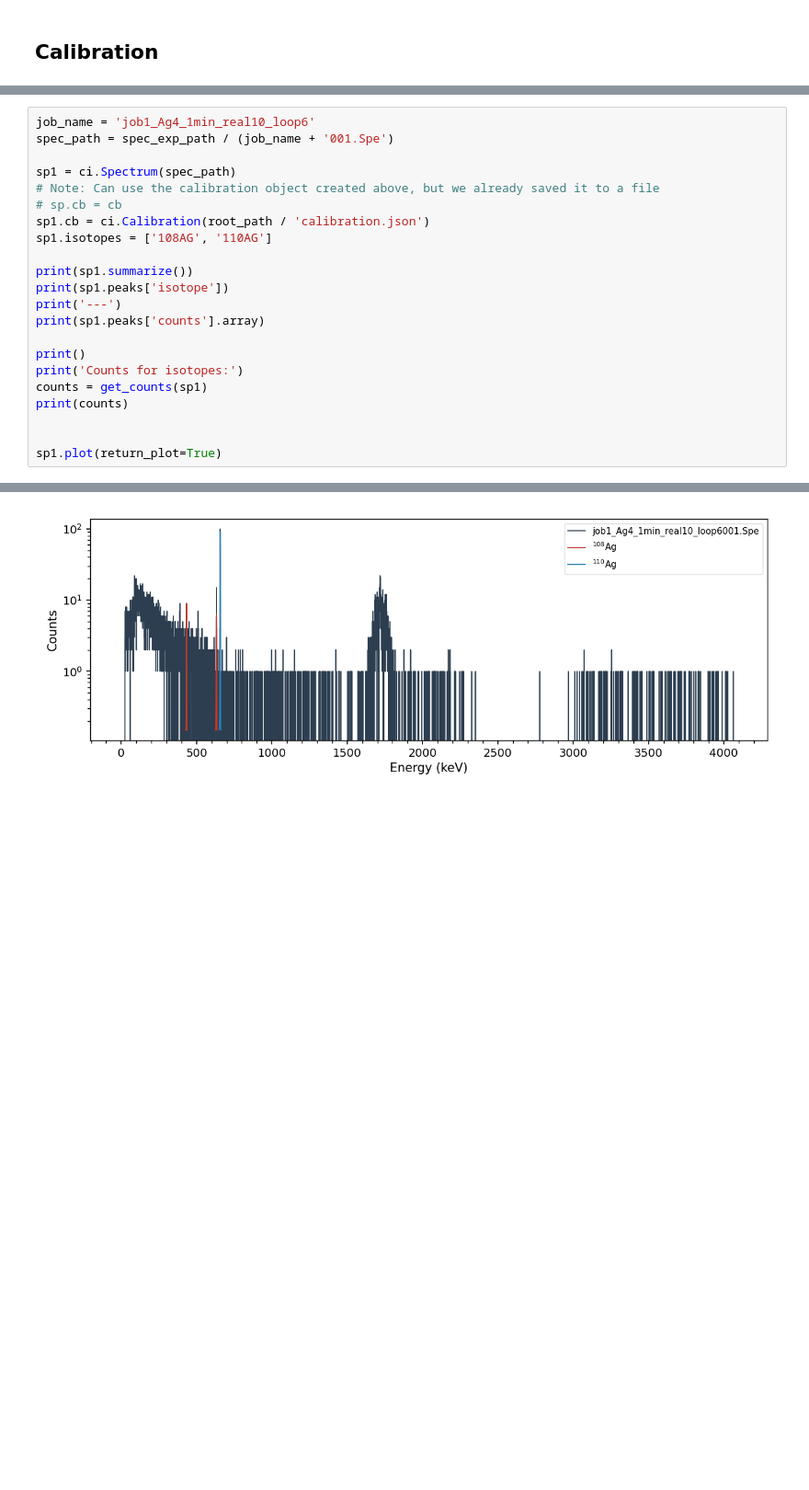
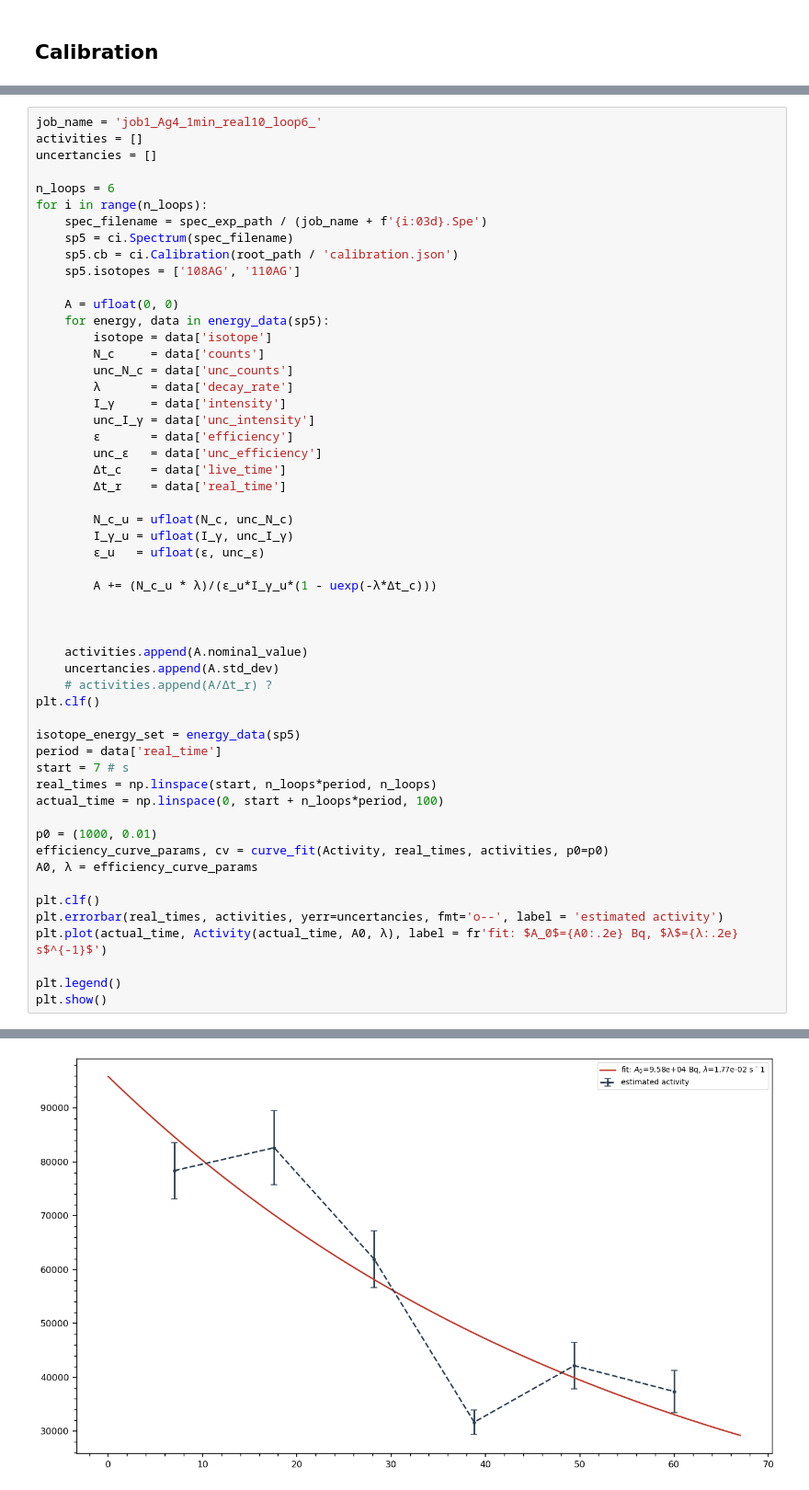
Before and after one commit to Oskar-Idland/Medical-Applications-of-Nuclear-Physics, a Jupyter notebook: src/analysis.ipynb, the cells around one changed output, grey strips where cells are left out. Shown at 92% size. Saved outputs shown, nothing was run; the diff lists cells and outputs as text; blank space fills up the shorter version.

```diff
--- a/src/analysis.ipynb
+++ b/src/analysis.ipynb
@@ -162,23 +227,55 @@ Counts for isotopes:
 # %%
-job_name = 'job1_Ag4_1min_real10_loop6'
-spec_path = spec_exp_path / (job_name + '001.Spe')
+job_name = 'job1_Ag4_1min_real10_loop6_'
+activities = []
+uncertancies = []
 
-sp1 = ci.Spectrum(spec_path)
-# Note: Can use the calibration object created above, but we already saved it to a file
-# sp.cb = cb
-sp1.cb = ci.Calibration(root_path / 'calibration.json')
-sp1.isotopes = ['108AG', '110AG']
+n_loops = 6
+for i in range(n_loops):
+    spec_filename = spec_exp_path / (job_name + f'{i:03d}.Spe')
+    sp5 = ci.Spectrum(spec_filename)
+    sp5.cb = ci.Calibration(root_path / 'calibration.json')
+    sp5.isotopes = ['108AG', '110AG']
 
-print(sp1.summarize())
-print(sp1.peaks['isotope'])
-print('---')
-print(sp1.peaks['counts'].array)
+    A = ufloat(0, 0)
+    for energy, data in energy_data(sp5):
+        isotope = data['isotope']
+        N_c     = data['counts']
+        unc_N_c = data['unc_counts']
+        λ       = data['decay_rate']
+        I_γ     = data['intensity']
+        unc_I_γ = data['unc_intensity']
+        ε       = data['efficiency']
+        unc_ε   = data['unc_efficiency']
+        Δt_c    = data['live_time']
+        Δt_r    = data['real_time']
 
-print()
-print('Counts for isotopes:')
-counts = get_counts(sp1)
-print(counts)
+        N_c_u = ufloat(N_c, unc_N_c)
+        I_γ_u = ufloat(I_γ, unc_I_γ)
+        ε_u   = ufloat(ε, unc_ε)
+
+        A += (N_c_u * λ)/(ε_u*I_γ_u*(1 - uexp(-λ*Δt_c)))
 
 
-sp1.plot(return_plot=True)
+
+    activities.append(A.nominal_value)
+    uncertancies.append(A.std_dev)
+    # activities.append(A/Δt_r) ?
+plt.clf()
+
+isotope_energy_set = energy_data(sp5)
+period = data['real_time']
+start = 7 # s
+real_times = np.linspace(start, n_loops*period, n_loops)
+actual_time = np.linspace(0, start + n_loops*period, 100)
+
+p0 = (1000, 0.01)
+efficiency_curve_params, cv = curve_fit(Activity, real_times, activities, p0=p0)
+A0, λ = efficiency_curve_params
+
+plt.clf()
+plt.errorbar(real_times, activities, yerr=uncertancies, fmt='o--', label = 'estimated activity')
+plt.plot(actual_time, Activity(actual_time, A0, λ), label = fr'fit: $A_0$={A0:.2e} Bq, $λ$={λ:.2e} s$^{-1}$')
+
+plt.legend()
+plt.show()
 # %% [output]
@@ -204,3 +288,3 @@ Counts for isotopes:
-[figure, old version]
+[figure, new version]
 # %%
 # TODO:
```
Also changed, not shown: parts of 34 cells of this notebook, 36 other files.
